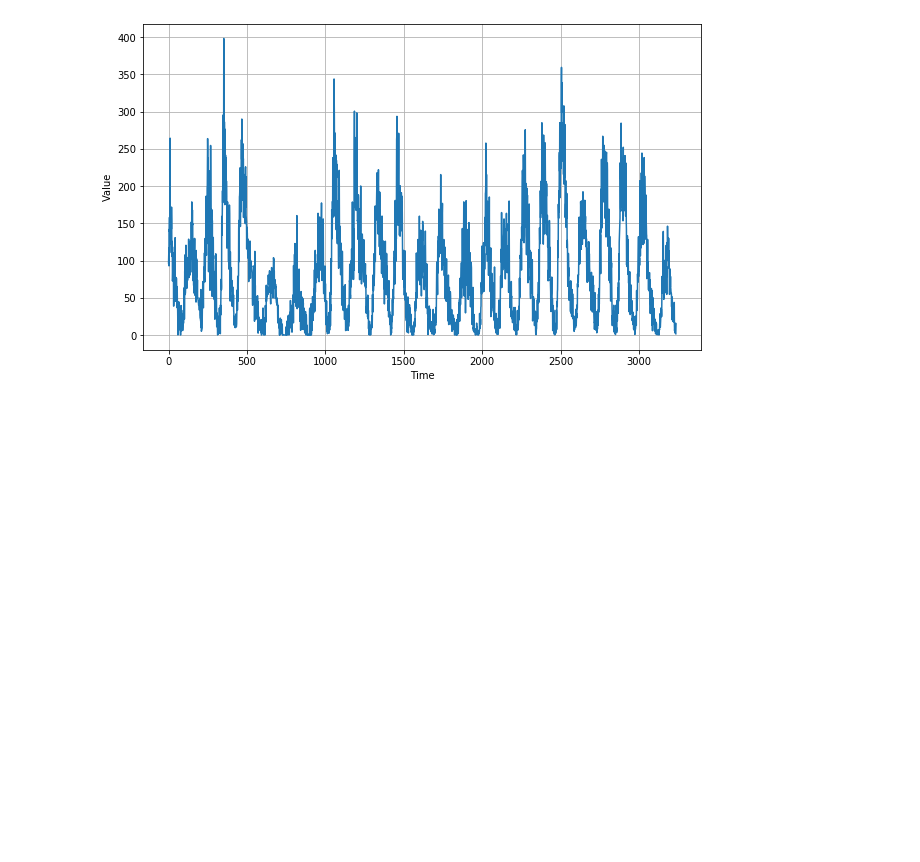
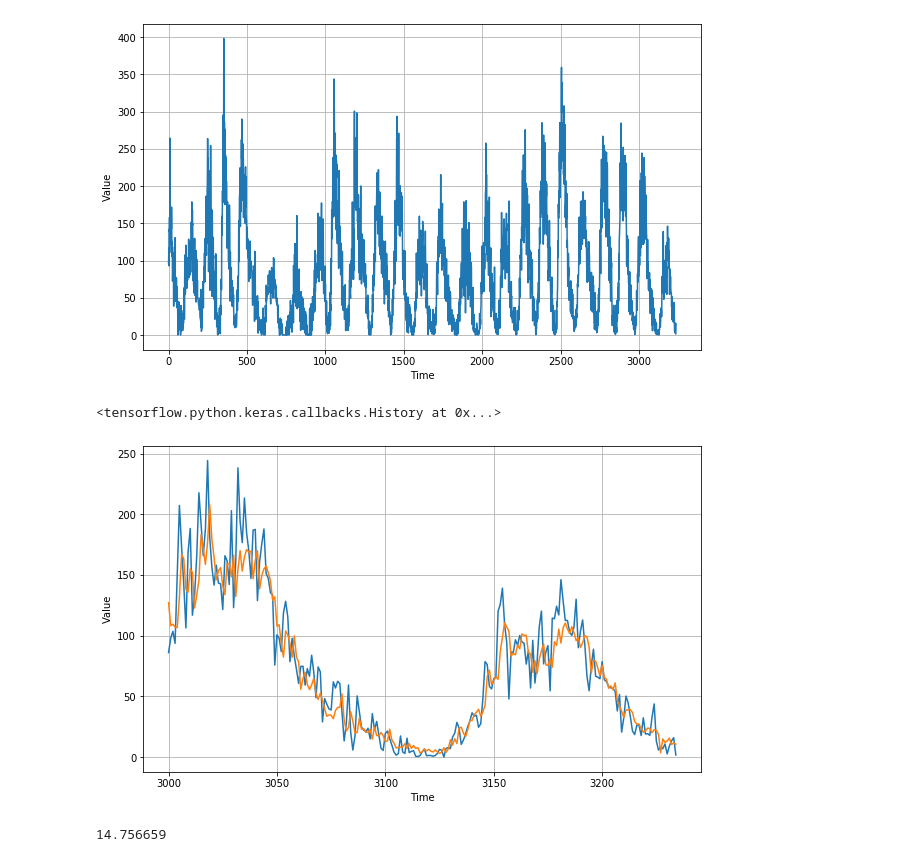
Before and after one commit to ainurafifah00/Coursera_TF, a Jupyter notebook: [Sequences]Week_4_Sunspots_DNN.ipynb, the cells around one changed output. Cells and saved outputs as stored; diff of their text form; code cells hidden in the pictures; blank space fills up the shorter version.

```diff
--- a/[Sequences]Week_4_Sunspots_DNN.ipynb
+++ b/[Sequences]Week_4_Sunspots_DNN.ipynb
@@ -66,3 +66,53 @@ plt.figure(figsize=(10, 6))
 plot_series(time, series)
 # %% [output]
 [figure]
+# %%
+split_time = 3000
+time_train = time[:split_time]
+x_train = series[:split_time]
+time_valid = time[split_time:]
+x_valid = series[split_time:]
+
+window_size = 60
+batch_size = 32
+shuffle_buffer_size = 1000
+# %%
+def windowed_dataset(series, window_size, batch_size, shuffle_buffer):
+  dataset = tf.data.Dataset.from_tensor_slices(series)
+  dataset = dataset.window(window_size + 1, shift=1, drop_remainder=True)
+  dataset = dataset.flat_map(lambda window: window.batch(window_size + 1))
+  dataset = dataset.shuffle(shuffle_buffer).map(lambda window: (window[:-1], window[-1]))
+  dataset = dataset.batch(batch_size).prefetch(1)
+  return dataset
+# %%
+dataset = windowed_dataset(x_train, window_size, batch_size, shuffle_buffer_size)
+
+model = tf.keras.models.Sequential([
+    tf.keras.layers.Dense(20, input_shape=[window_size], activation="relu"),
+    tf.keras.layers.Dense(10, activation="relu"),
+    tf.keras.layers.Dense(1)
+])
+
+model.compile(loss="mse", optimizer=tf.keras.optimizers.SGD(lr=1e-7, momentum=0.9))
+model.fit(dataset,epochs=100,verbose=0)
+# %% [output]
+<tensorflow.python.keras.callbacks.History at 0x...>
+# %%
+forecast=[]
+for time in range(len(series) - window_size):
+  forecast.append(model.predict(series[time:time + window_size][np.newaxis]))
+
+forecast = forecast[split_time-window_size:]
+results = np.array(forecast)[:, 0, 0]
+
+
+plt.figure(figsize=(10, 6))
+
+plot_series(time_valid, x_valid)
+plot_series(time_valid, results)
+# %% [output]
+[figure, added]
+# %%
+tf.keras.metrics.mean_absolute_error(x_valid, results).numpy()
+# %% [output]
+14.756659
```
